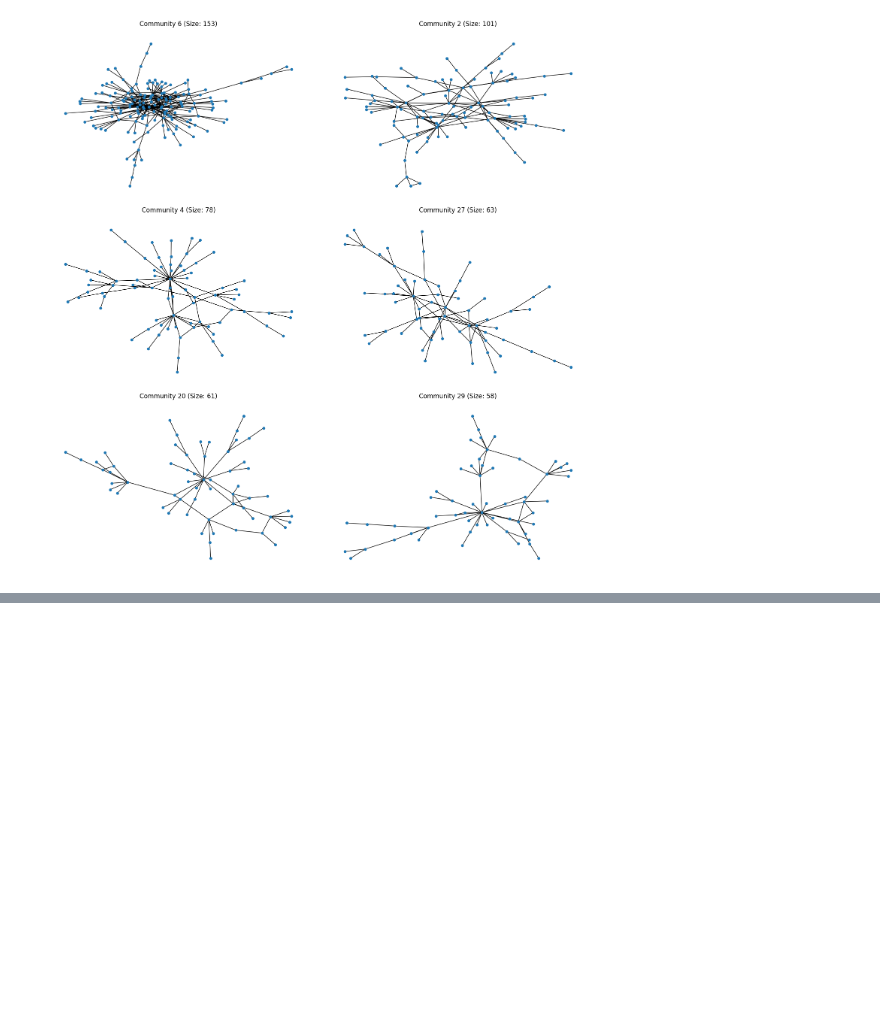
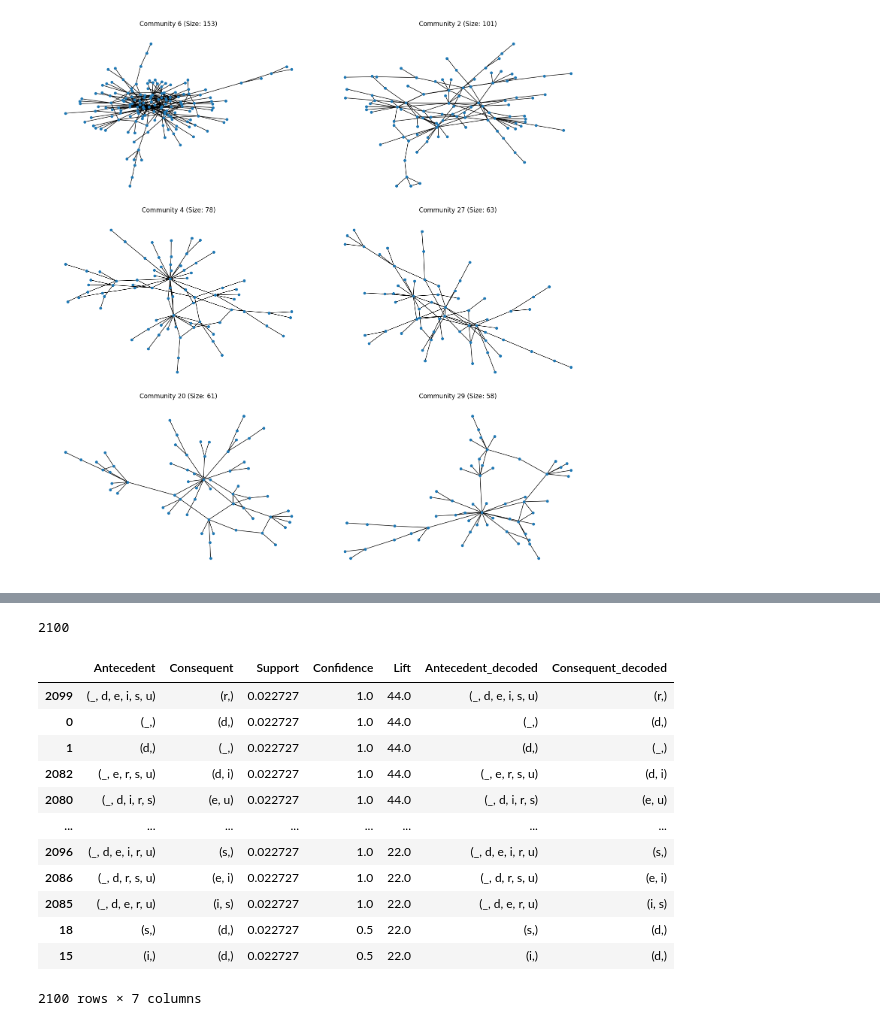
Before and after one commit to Cerlog/02807-project, a Jupyter notebook: merged.ipynb, the cells around one changed output, grey strips where cells are left out. Drawn from its saved outputs; the diff is of its cells as text; code cells hidden in the pictures; blank space fills up the shorter version.

```diff
--- a/merged.ipynb
+++ b/merged.ipynb
@@ -336,0 +444,10 @@ plt.show()
+# %%
+transaction = build_transactions(community_6_baskets_liked, items_col="items"))
+# %%
+from efficient_apriori import apriori
+
+itemsets, rules = apriori(
+    transaction,
+    min_support=0.02,
+    min_confidence=0.4,
+)
@@ -336,0 +474,13 @@ plt.show()
+# %%
+from apriori import apriori_triangular
+
+
+min_support = 0.01
+min_conf    = 0.3
+
+
+print("Applying apriori on LIKED...")
+frequent_liked = apriori_triangular(transaction, min_support)
+rules_liked    = generate_rules(frequent_liked, transaction, min_conf)
+df_rules_liked = pd.DataFrame(rules_liked).sort_values("Lift", ascending=False)
+df_rules_liked.to_csv("data/processed/apriori_results/rules_liked_community.csv", index=False)
@@ -336,0 +506,4 @@ plt.show()
+# %%
+print(len(rules_liked))
+# %% [output]
+2100
@@ -336,0 +554,19 @@ plt.show()
+# %%
+df_rules_liked['Antecedent_decoded'] = df_rules_liked['Antecedent'].apply(decode_tuple_str)
+df_rules_liked['Consequent_decoded'] = df_rules_liked['Consequent'].apply(decode_tuple_str)
+# %%
+df_rules_liked
+# %% [output]
+|  | Antecedent | Consequent | Support | Confidence | Lift | Antecedent_decoded | Consequent_decoded |
+| 2099 | (_, d, e, i, s, u) | (r,) | 0.022727 | 1.0 | 44.0 | (_, d, e, i, s, u) | (r,) |
+| 0 | (_,) | (d,) | 0.022727 | 1.0 | 44.0 | (_,) | (d,) |
+| 1 | (d,) | (_,) | 0.022727 | 1.0 | 44.0 | (d,) | (_,) |
+| 2082 | (_, e, r, s, u) | (d, i) | 0.022727 | 1.0 | 44.0 | (_, e, r, s, u) | (d, i) |
+| 2080 | (_, d, i, r, s) | (e, u) | 0.022727 | 1.0 | 44.0 | (_, d, i, r, s) | (e, u) |
+| ... | ... | ... | ... | ... | ... | ... | ... |
+| 2096 | (_, d, e, i, r, u) | (s,) | 0.022727 | 1.0 | 22.0 | (_, d, e, i, r, u) | (s,) |
+| 2086 | (_, d, r, s, u) | (e, i) | 0.022727 | 1.0 | 22.0 | (_, d, r, s, u) | (e, i) |
+| 2085 | (_, d, e, r, u) | (i, s) | 0.022727 | 1.0 | 22.0 | (_, d, e, r, u) | (i, s) |
+| 18 | (s,) | (d,) | 0.022727 | 0.5 | 22.0 | (s,) | (d,) |
+| 15 | (i,) | (d,) | 0.022727 | 0.5 | 22.0 | (i,) | (d,) |
+2100 rows × 7 columns
```
Also changed, not shown: parts of 15 cells of this notebook, 4 other files.
